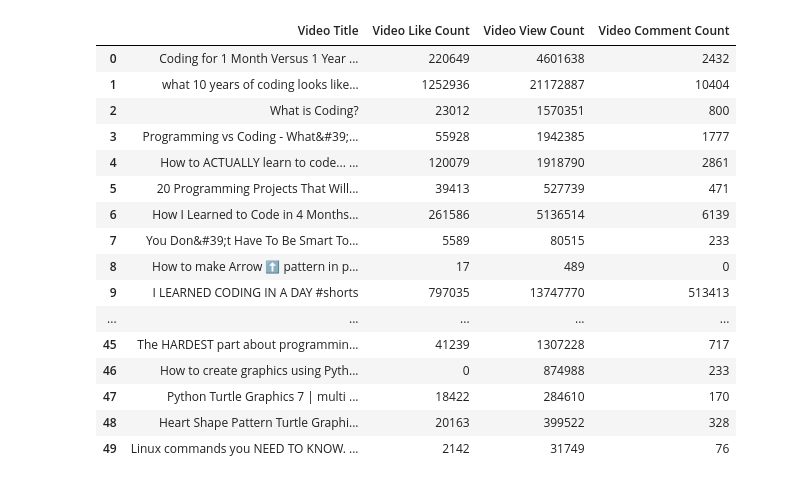
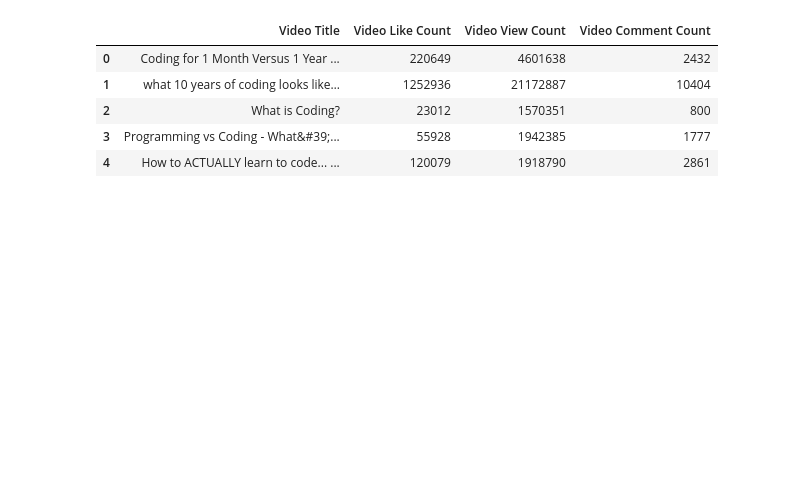
Before and after one commit to RaSah673/viral-insight, a Jupyter notebook: ml/models/model.ipynb, the cells around one changed output. Drawn from its saved outputs; the diff is of its cells as text; code cells hidden in the pictures; blank space fills up the shorter version.

```diff
--- a/ml/models/model.ipynb
+++ b/ml/models/model.ipynb
@@ -15,21 +18,10 @@ device
 # %%
 data = pd.read_csv("../data/video_data.csv")
-data
+data.head()
 # %% [output]
 |  | Video Title | Video Like Count | Video View Count | Video Comment Count |
 | 0 | Coding for 1 Month Versus 1 Year ... | 220649 | 4601638 | 2432 |
 | 1 | what 10 years of coding looks like… | 1252936 | 21172887 | 10404 |
 | 2 | What is Coding? | 23012 | 1570351 | 800 |
 | 3 | Programming vs Coding - What&#39;... | 55928 | 1942385 | 1777 |
 | 4 | How to ACTUALLY learn to code... ... | 120079 | 1918790 | 2861 |
-| 5 | 20 Programming Projects That Will... | 39413 | 527739 | 471 |
-| 6 | How I Learned to Code in 4 Months... | 261586 | 5136514 | 6139 |
-| 7 | You Don&#39;t Have To Be Smart To... | 5589 | 80515 | 233 |
-| 8 | How to make Arrow ⬆️ pattern in p... | 17 | 489 | 0 |
-| 9 | I LEARNED CODING IN A DAY #shorts | 797035 | 13747770 | 513413 |
-| ... | ... | ... | ... | ... |
-| 45 | The HARDEST part about programmin... | 41239 | 1307228 | 717 |
-| 46 | How to create graphics using Pyth... | 0 | 874988 | 233 |
-| 47 | Python Turtle Graphics 7 | multi ... | 18422 | 284610 | 170 |
-| 48 | Heart Shape Pattern Turtle Graphi... | 20163 | 399522 | 328 |
-| 49 | Linux commands you NEED TO KNOW. ... | 2142 | 31749 | 76 |
```
Also changed, not shown: parts of 14 cells of this notebook, 4 other files.
